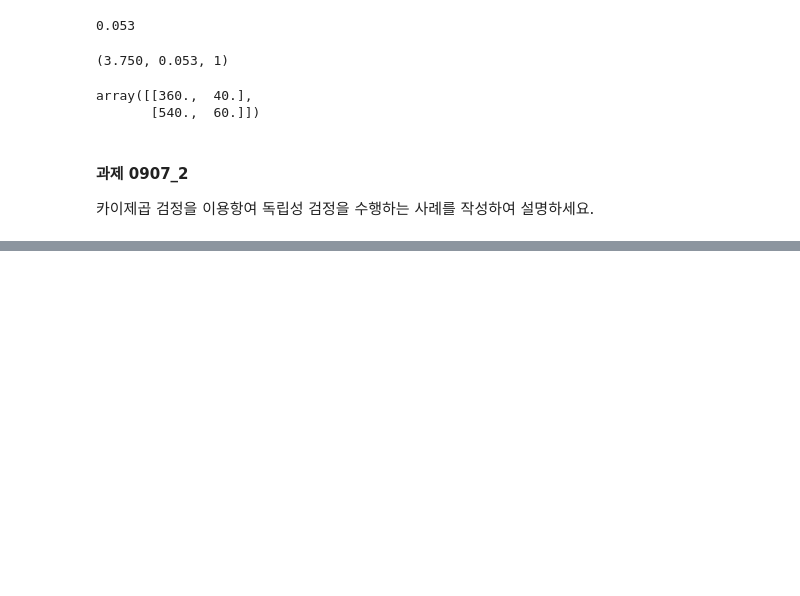
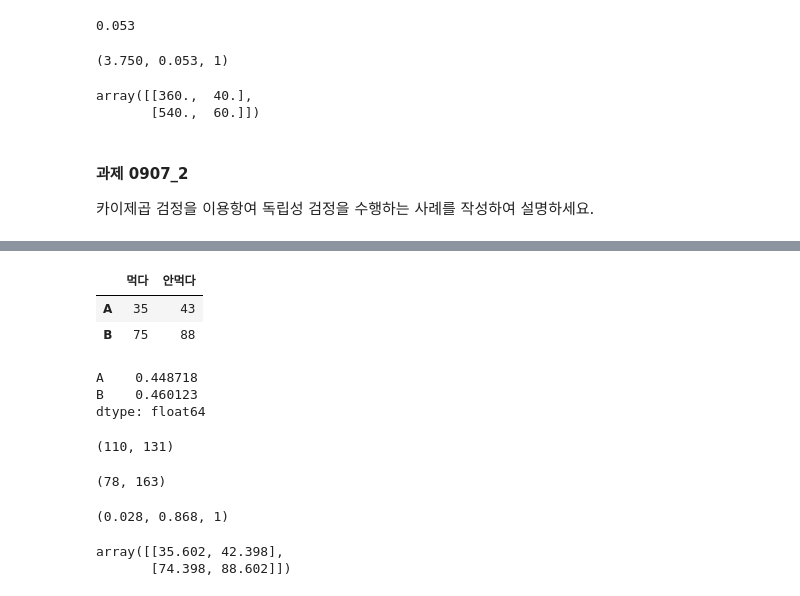
Before and after one commit to ddeodeok/cakd7, a Jupyter notebook: m3_통계/Stat_3.ipynb, the cells around one changed output, grey strips where cells are left out. Saved outputs shown, nothing was run; the diff lists cells and outputs as text; code cells hidden in the pictures; blank space fills up the shorter version.

```diff
--- a/m3_통계/Stat_3.ipynb
+++ b/m3_통계/Stat_3.ipynb
@@ -566,2 +572,39 @@ from scipy import stats
 # %%
-stats.chi
+# 콜라를 버거A세트 B세트에서 다른음료로 바꾸지 않고 먹었는지
+data1 = {'먹다' : [35,75], '안먹다' : [43,88]}
+df = pd.DataFrame(data1,index=['A','B'])
+df
+# %% [output]
+|  | 먹다 | 안먹다 |
+| A | 35 | 43 |
+| B | 75 | 88 |
+# %%
+# A와 B세트의 콜라 선택 비율
+df['먹다']/(df['먹다']+df['안먹다'])
+# %% [output]
+A    0.448718
+B    0.460123
+dtype: float64
+# %%
+# 선택 여부 합
+eat, n_eat = df.sum()
+eat, n_eat
+# %% [output]
+(110, 131)
+# %%
+# a b 세트를 고른사람 각 합
+A, B = df.sum(axis=1)
+A, B
+# %% [output]
+(78, 163)
+# %%
+chi2, p, dof, ef = stats.chi2_contingency(df, correction=False)
+chi2, p, dof  # 검정통계량, p값 , 자유도
+# 귀무가설 채택 a,b세트는 차이가 인정되지 않는다.
+# %% [output]
+(0.028, 0.868, 1)
+# %%
+ef
+# %% [output]
+array([[35.602, 42.398],
+       [74.398, 88.602]])
```
Also changed, not shown: parts of 1 cell of this notebook, 18 other files.
